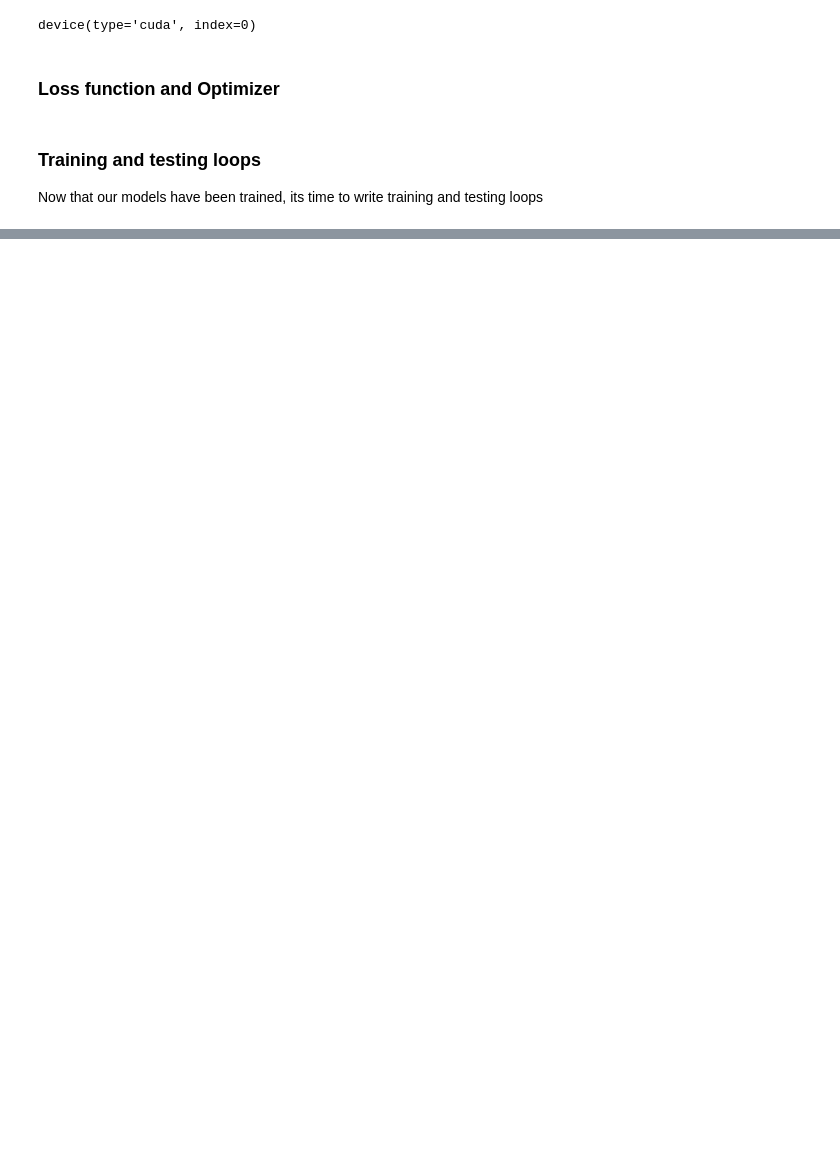
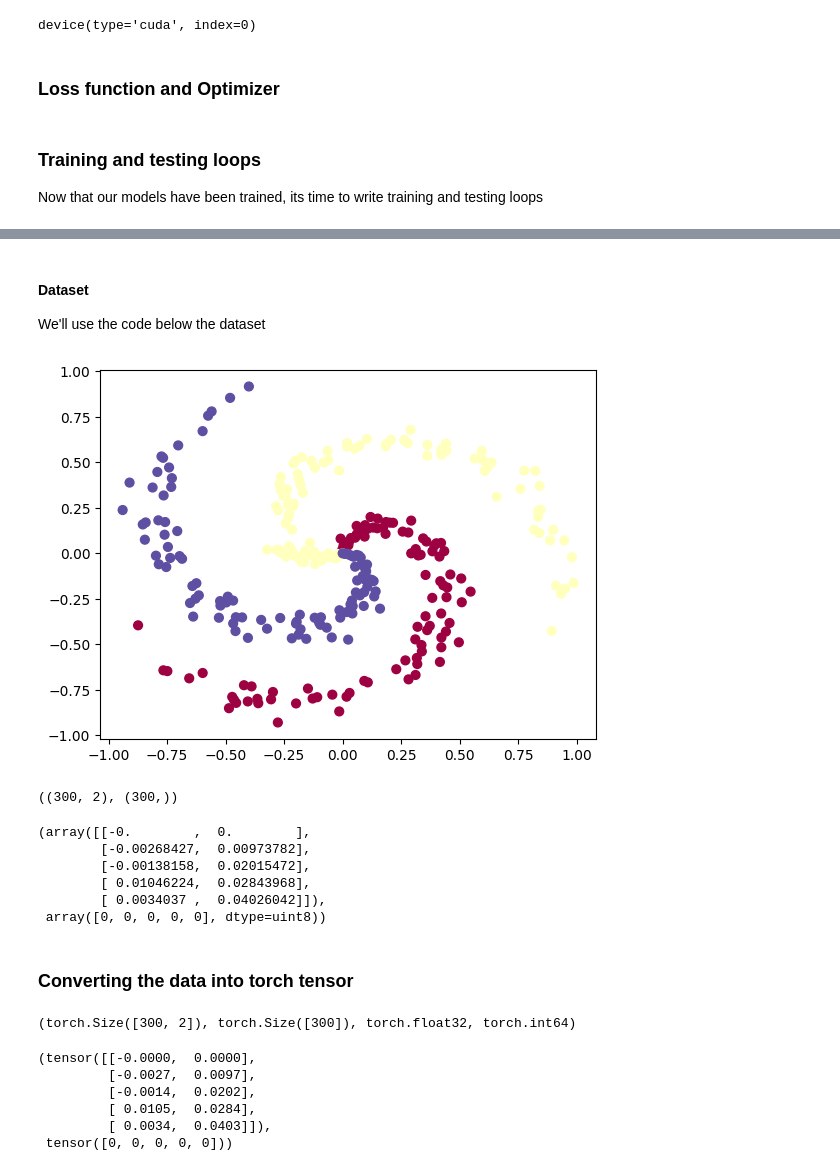
Before and after one commit to MuhammedUmerNazir/pytorch_code_snippets, a Jupyter notebook: 02_practice.ipynb, the cells around one changed output, grey strips where cells are left out. Saved outputs shown, nothing was run; the diff lists cells and outputs as text; code cells hidden in the pictures; blank space fills up the shorter version.

```diff
--- a/02_practice.ipynb
+++ b/02_practice.ipynb
@@ -228,0 +332,55 @@ y_preds =
+# %% [markdown]
+
+#### Dataset
+
+We'll use the code below the dataset
+# %%
+# Code for creating a spiral dataset from CS231n
+import numpy as np
+N = 100 # number of points per class
+D = 2 # dimensionality
+K = 3 # number of classes
+X = np.zeros((N*K,D)) # data matrix (each row = single example)
+y = np.zeros(N*K, dtype='uint8') # class labels
+for j in range(K):
+  ix = range(N*j,N*(j+1))
+  r = np.linspace(0.0,1,N) # radius
+  t = np.linspace(j*4,(j+1)*4,N) + np.random.randn(N)*0.2 # theta
+  X[ix] = np.c_[r*np.sin(t), r*np.cos(t)]
+  y[ix] = j
+# lets visualize the data
+plt.scatter(X[:, 0], X[:, 1], c=y, s=40, cmap=plt.cm.Spectral)
+plt.show()
+# %% [output]
+[figure, added]
+# %%
+X.shape, y.shape
+# %% [output]
+((300, 2), (300,))
+# %%
+X[:5], y[:5]
+# %% [output]
+(array([[-0.        ,  0.        ],
+        [-0.00268427,  0.00973782],
+        [-0.00138158,  0.02015472],
+        [ 0.01046224,  0.02843968],
+        [ 0.0034037 ,  0.04026042]]),
+ array([0, 0, 0, 0, 0], dtype=uint8))
+# %% [markdown]
+### Converting the data into torch tensor
+# %%
+X = torch.from_numpy(X).type(torch.float)
+y = torch.from_numpy(y).type(torch.LongTensor)
+
+X.shape, y.shape, X.dtype, y.dtype
+# %% [output]
+(torch.Size([300, 2]), torch.Size([300]), torch.float32, torch.int64)
+# %%
+X[:5], y[:5]
+# %% [output]
+(tensor([[-0.0000,  0.0000],
+         [-0.0027,  0.0097],
+         [-0.0014,  0.0202],
+         [ 0.0105,  0.0284],
+         [ 0.0034,  0.0403]]),
+ tensor([0, 0, 0, 0, 0]))
```
Also changed, not shown: parts of 38 cells of this notebook.
